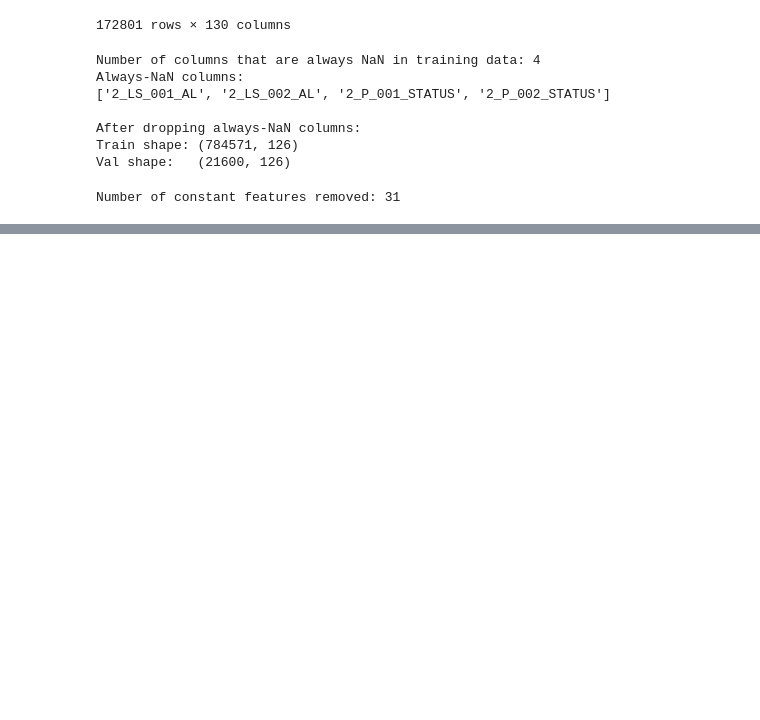
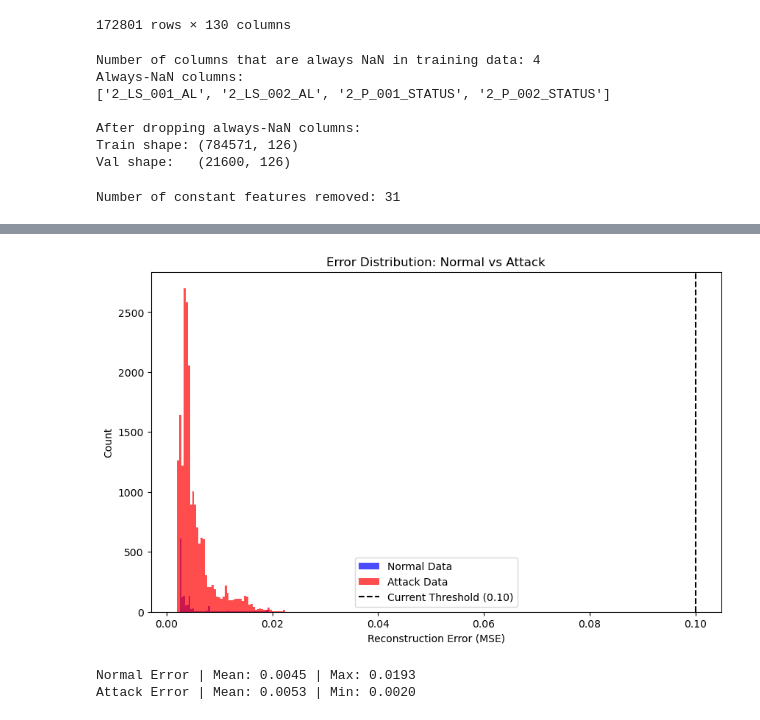
Before and after one commit to Brandonwood44/Anomaly-Detection-Thesis, a Jupyter notebook: notebooks/Training for WaDi.ipynb, the cells around one changed output, grey strips where cells are left out. Cells and saved outputs as stored; diff of their text form; code cells hidden in the pictures; blank space fills up the shorter version.

```diff
--- a/notebooks/Training for WaDi.ipynb
+++ b/notebooks/Training for WaDi.ipynb
@@ -179,9 +183,11 @@ GRU_model = GRU_model = keras.Sequential([
     keras.Input(shape=(WINDOW_SIZE, NUM_FEATURES)),
 
     layers.GRU(units=32, return_sequences=False),
+    layers.Dropout(0.1),
     layers.RepeatVector(WINDOW_SIZE),
 
     layers.GRU(units=32, return_sequences=True),
+    layers.Dropout(0.1),
     layers.TimeDistributed(layers.Dense(NUM_FEATURES))
 ])
 
@@ -292,3 +332,32 @@ print(f"Precision: {GRU_prec:.3f} | Recall: {GRU_rec:.3f} | F1: {GRU_f1:.3f}")
+# %%
+import matplotlib.pyplot as plt
+
+# 1. Separate errors for Normal vs Attack windows
+# (We use the ground truth labels to split them for visualization)
+normal_errors = GRU_reconstruction_error[GRU_y_val_np == 0]
+attack_errors = GRU_reconstruction_error[GRU_y_val_np == 1]
+
+# 2. Plot Histogram
+plt.figure(figsize=(10, 6))
+plt.hist(normal_errors, bins=50, alpha=0.7, label='Normal Data', color='blue')
+plt.hist(attack_errors, bins=50, alpha=0.7, label='Attack Data', color='red')
+
+# 3. Add your current threshold line
+plt.axvline(x=0.10, color='k', linestyle='--', label='Current Threshold (0.10)')
+
+plt.xlabel('Reconstruction Error (MSE)')
+plt.ylabel('Count')
+plt.title('Error Distribution: Normal vs Attack')
+plt.legend()
+plt.show()
+
+# 4. Print stats to help you pick a number
+print(f"Normal Error | Mean: {np.mean(normal_errors):.4f} | Max: {np.max(normal_errors):.4f}")
+print(f"Attack Error | Mean: {np.mean(attack_errors):.4f} | Min: {np.min(attack_errors):.4f}")
+# %% [output]
+[figure, added]
+Normal Error | Mean: 0.0045 | Max: 0.0193
+Attack Error | Mean: 0.0053 | Min: 0.0020
 # %%
 loss_key = 'loss'
 val_loss_key = 'val_loss'
```
Also changed, not shown: parts of 6 cells of this notebook.
